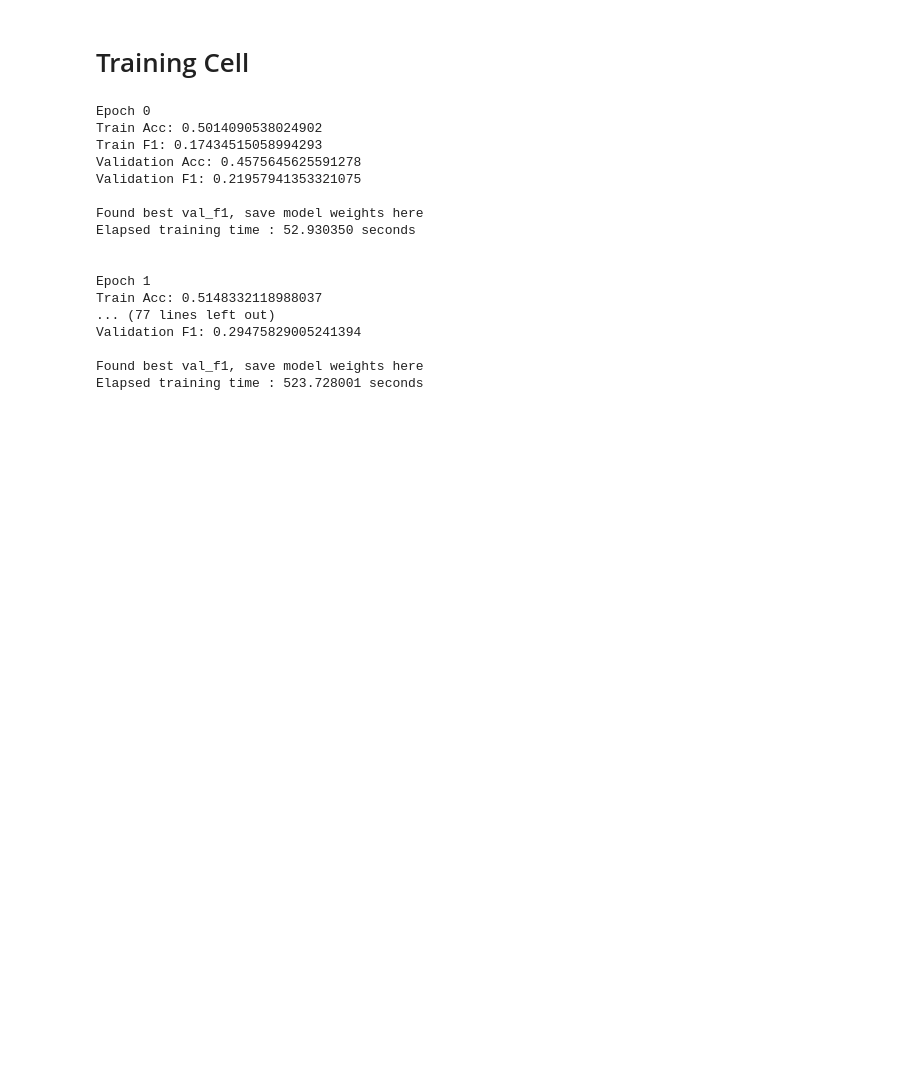
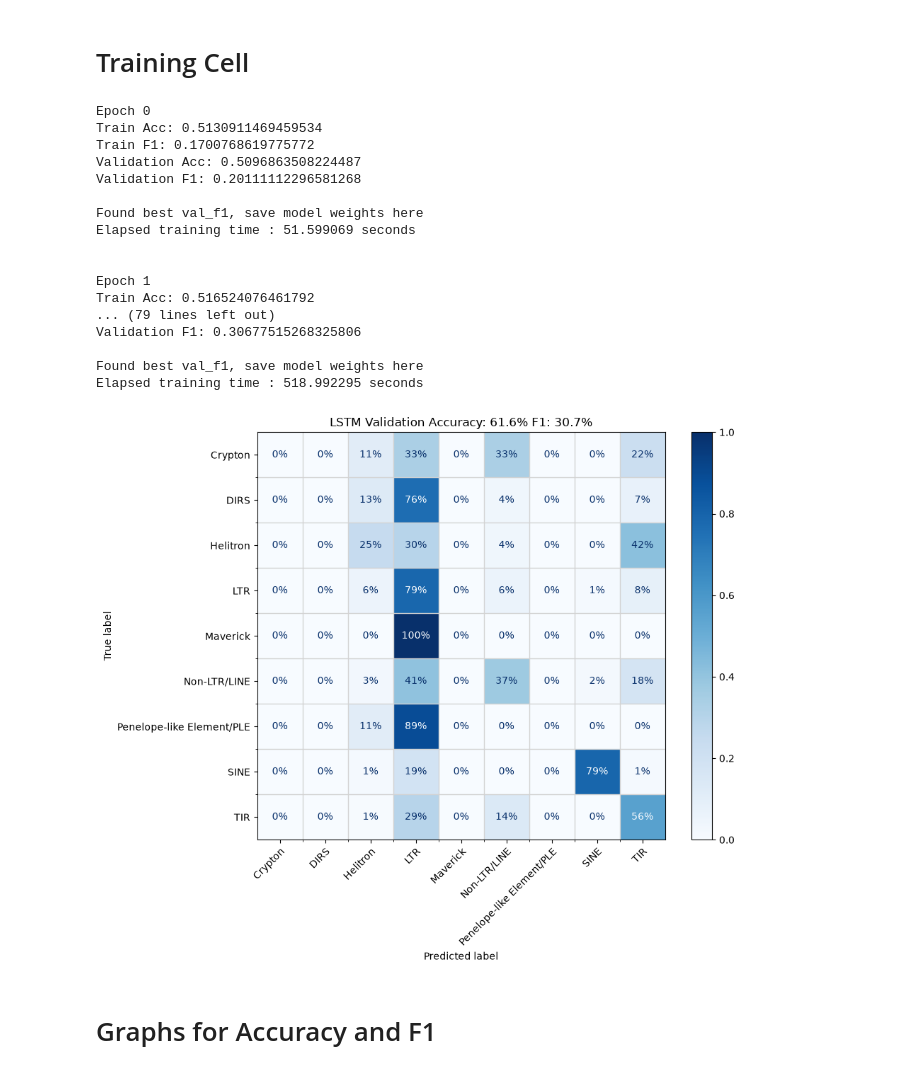
Before and after one commit to craig90/TransposonMachineLearning, a Jupyter notebook: LSTM.ipynb, the cells around one changed output. Drawn from its saved outputs; the diff is of its cells as text; code cells hidden in the pictures; blank space fills up the shorter version.

```diff
--- a/LSTM.ipynb
+++ b/LSTM.ipynb
@@ -229,3 +266,27 @@ tensor([ 0.4888,  0.8139,  1.2162,  0.6947,  1.9464,  3.2437,  2.4729, 20.0393,
+# %%
+def confusion_matrix(y_true, y_pred, acc, f1, val_test="Validation"):
+
+# y_true = df["Actual_Label"]
+# y_pred = df["Predicted_Label"].fillna("UNKNOWN")
+    labels = sorted(set(y_true) | set(y_pred))
+
+    fig, ax = plt.subplots(figsize=(10, 8))
+    disp = ConfusionMatrixDisplay.from_predictions(
+        y_true, y_pred, labels=labels, normalize="true",
+        cmap="Blues", values_format=".0%", xticks_rotation=45, ax=ax,
+    )
+    disp.ax_.set_title(f"LSTM {val_test} Accuracy: {acc:.1%} F1: {f1:.1%}")
+    # disp.ax_.set_title(f"LSTM")
+
+    # anchor the end of each rotated label to its tick so long labels don't spill under the next column
+    plt.setp(ax.get_xticklabels(), ha="right", rotation_mode="anchor")
+
+    # gridlines between cells
+    ax.set_xticks([x + 0.5 for x in range(len(labels) - 1)], minor=True)
+    ax.set_yticks([y + 0.5 for y in range(len(labels) - 1)], minor=True)
+    ax.grid(which="minor", color="lightgray", linewidth=1)
+    plt.tight_layout()
+    plt.savefig("LSTM_matrix.png", dpi=200)
 # %% [markdown]
 # Evaluation Cell
 # %%
@@ -293,6 +354,12 @@ train_f1_metric = F1Score(task="multiclass", num_classes=output_size, average="m
 train_f1_metric.to(device)
 
 best_val_f1 = 0
+
+final_results_arr = []
+final_labels_arr = []
+final_val_acc = 0
+final_val_f1 = 0
+
 
 start = time.perf_counter()
 
@@ -345,42 +412,54 @@ for epoch in range(n_epochs):
 
     print(f"Train Acc: {train_acc}")
     print(f"Train F1: {train_f1}")
 
     val_f1, val_acc, results_arr, labels_arr = evaluate(lstm_classifier, data_loader_val)
+    final_results_arr = results_arr
+    final_labels_arr = labels_arr
+    final_val_acc = val_acc
+    final_val_f1 = val_f1
 
     val_acc_logger.append(val_acc)
     val_f1_logger.append(val_f1)
 
     print(f"Validation Acc: {val_acc}")
     print(f"Validation F1: {val_f1}\n")
 
     if val_f1 > best_val_f1:
         print("Found best val_f1, save model weights here")
         torch.save(lstm_classifier.state_dict(), f"lstm_best_learn_{learning_rate}_MAX_SEQ_{MAX_SEQ_LENGTH}.pt")
         best_val_f1 = val_f1
 
     end = time.perf_counter()
     print(f"Elapsed training time : {end - start:.6f} seconds")
 
     print("\n")
+
+df_val_results = make_df_from_results_arrays(final_results_arr, final_labels_arr)
+confusion_matrix(
+    df_val_results["Actual_Label"], df_val_results["Predicted_Label"].fillna("UNKNOWN"), final_val_acc, final_val_f1, "Validation"
+)
 # %% [output]
 Epoch 0
-Train Acc: 0.5014090538024902
-Train F1: 0.17434515058994293
-Validation Acc: 0.4575645625591278
-Validation F1: 0.21957941353321075
+Train Acc: 0.5130911469459534
+Train F1: 0.1700768619775772
+Validation Acc: 0.5096863508224487
+Validation F1: 0.20111112296581268
 
 Found best val_f1, save model weights here
-Elapsed training time : 52.930350 seconds
+Elapsed training time : 51.599069 seconds
 
 
 Epoch 1
-Train Acc: 0.5148332118988037
-... (77 lines left out)
-Validation F1: 0.29475829005241394
+Train Acc: 0.516524076461792
+... (79 lines left out)
+Validation F1: 0.30677515268325806
 
 Found best val_f1, save model weights here
-Elapsed training time : 523.728001 seconds
+Elapsed training time : 518.992295 seconds
+[figure, added]
+# %% [markdown]
+# Graphs for Accuracy and F1
 # %%
 x_labels = np.arange(0, n_epochs)
 
```
Also changed, not shown: parts of 7 cells of this notebook.
